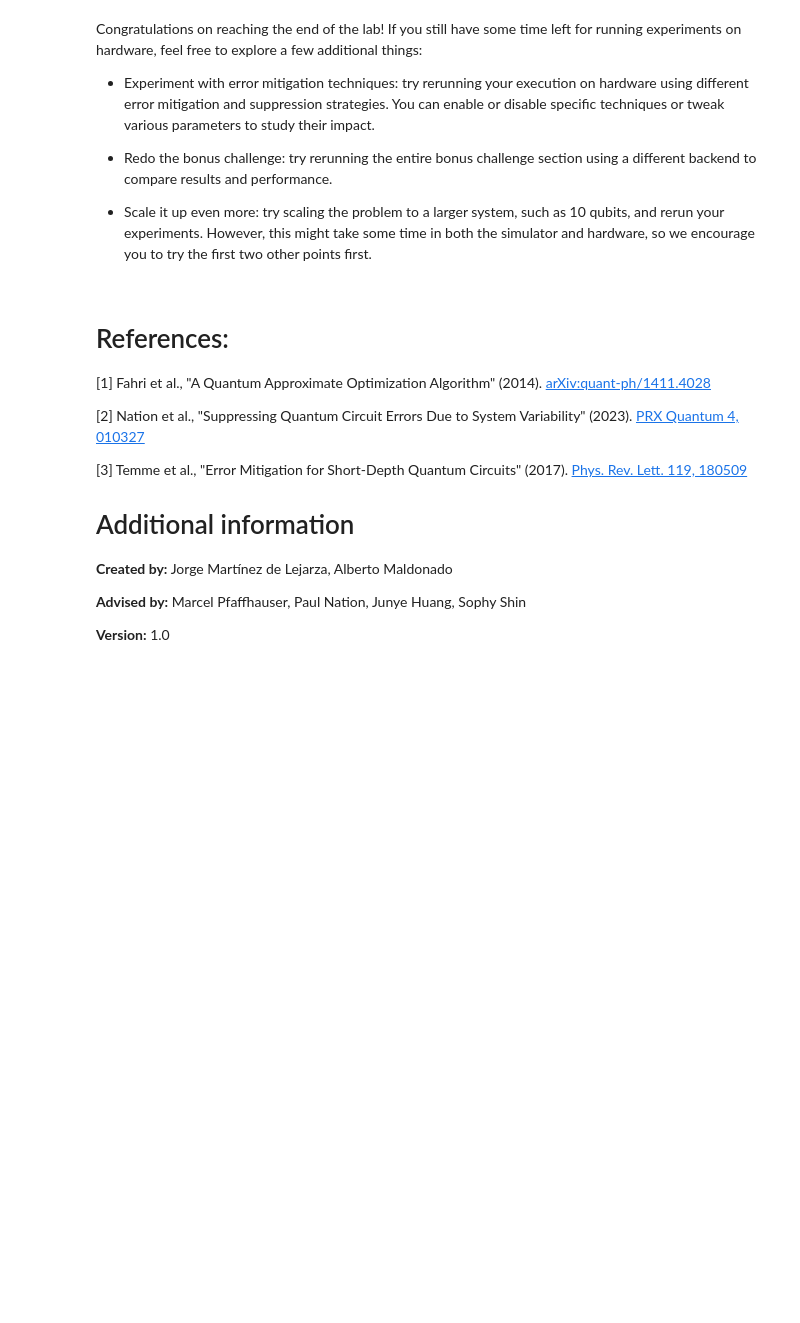
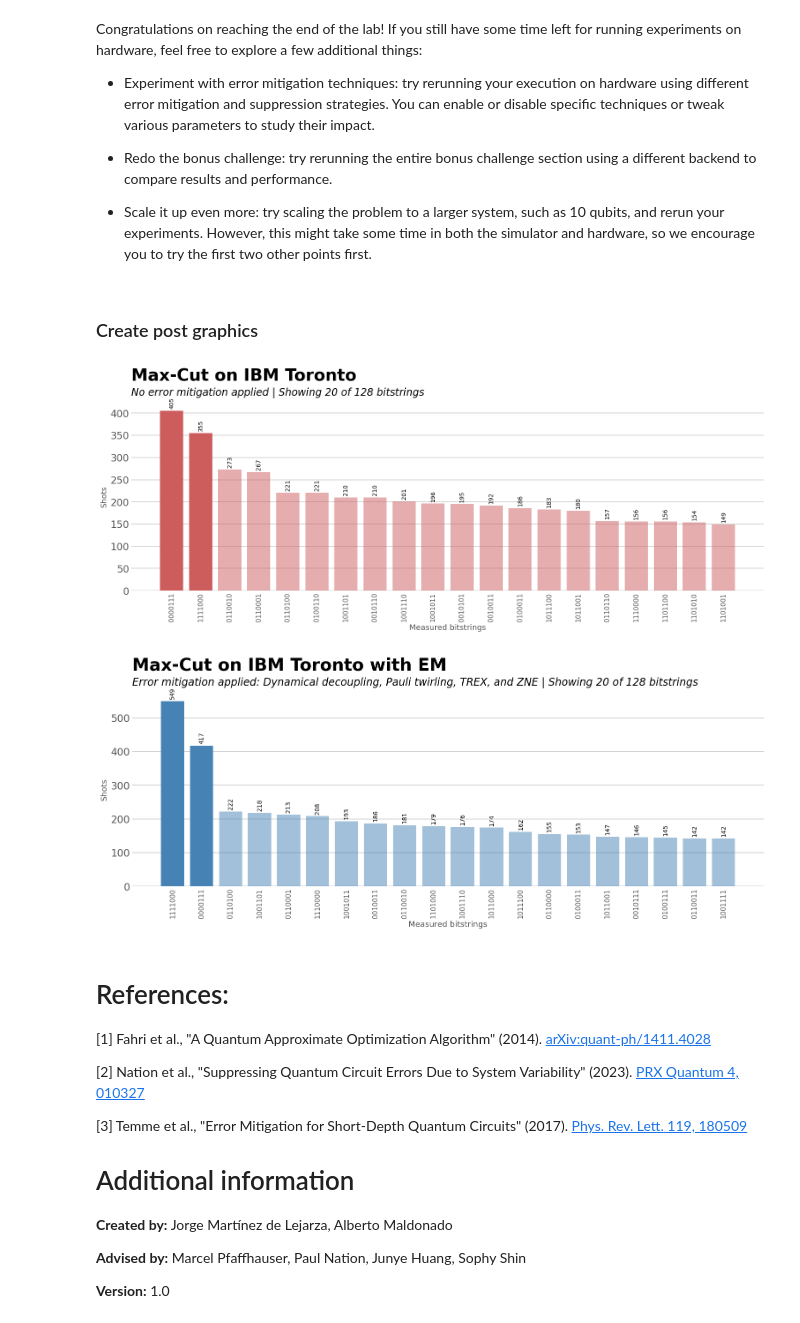
Before and after one commit to ToroData/qgss-2025, a Jupyter notebook: lab-2/Lab2.ipynb, the cells around one changed output. Drawn from its saved outputs; the diff is of its cells as text; code cells hidden in the pictures; blank space fills up the shorter version.

```diff
--- a/lab-2/Lab2.ipynb
+++ b/lab-2/Lab2.ipynb
@@ -1886,6 +1886,31 @@ If you still have some time left for running experiments on hardware, feel free
 - Redo the bonus challenge: try rerunning the entire bonus challenge section using a different backend to compare results and performance.
 
 - Scale it up even more: try scaling the problem to a larger system, such as 10 qubits, and rerun your experiments. However, this might take some time in both the simulator and hardware, so we encourage you to try the first two other points first.
+# %% [markdown]
+### Create post graphics
+# %%
+from utils import plot_counts_barplot
+
+plot_counts_barplot(
+    counts_dict=counts_list_hw,
+    title="Max-Cut on IBM Toronto",
+    subtitle="No error mitigation applied",
+    color="indianred",
+    optimal_solutions=optimal_bitstrings,
+    top_n=20
+)
+
+plot_counts_barplot(
+    counts_dict=counts_list_hw_EM,
+    title="Max-Cut on IBM Toronto with EM",
+    subtitle="Error mitigation applied: Dynamical decoupling, Pauli twirling, TREX, and ZNE",
+    color="steelblue",
+    optimal_solutions=["0000111", "1111000"],
+    top_n=20
+)
+# %% [output]
+[figure, added]
+[figure, added]
 # %% [markdown]
 # References:
 
```
Also changed, not shown: 1 other file.
